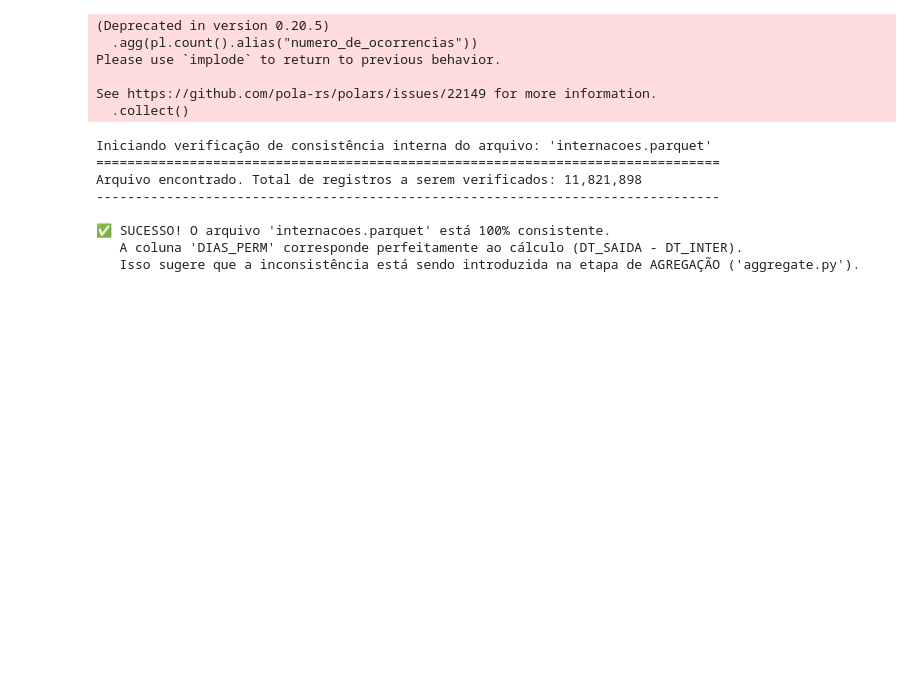
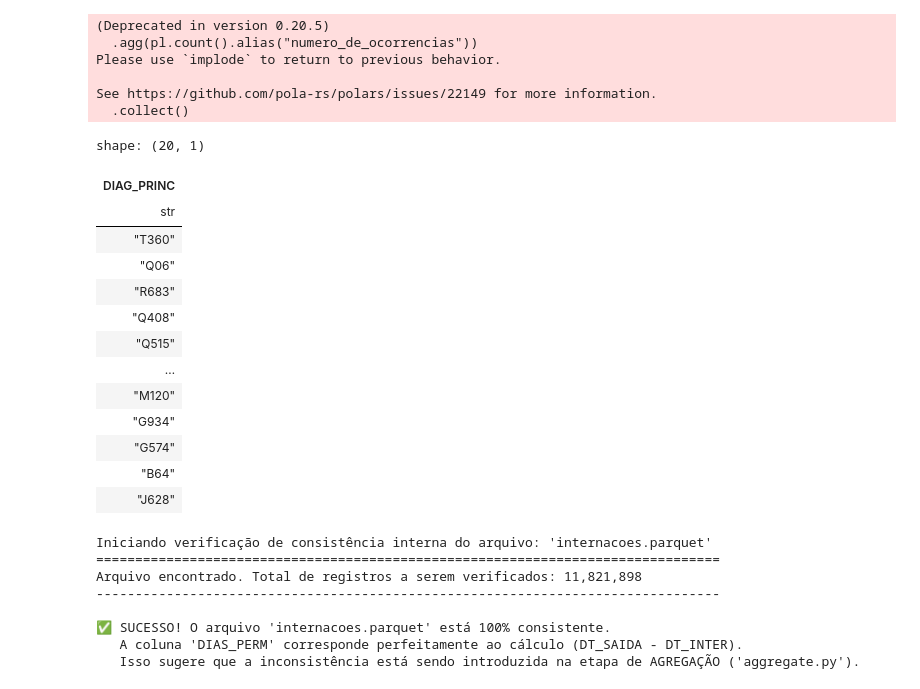
Before and after one commit to iziefigueiredo/datasus-sih, a Jupyter notebook: data/processed/test.ipynb, the cells around one changed output. Saved outputs shown, nothing was run; the diff lists cells and outputs as text; code cells hidden in the pictures; blank space fills up the shorter version.

```diff
--- a/data/processed/test.ipynb
+++ b/data/processed/test.ipynb
@@ -109,3 +109,23 @@ Please use `implode` to return to previous behavior.
 
 See https://github.com/pola-rs/polars/issues/22149 for more information.
   .collect()
+# %%
+import polars as pl
+
+df = pl.read_parquet("internacoes.parquet")
+df.select("DIAG_PRINC").unique().head(20)
+# %% [output]
+shape: (20, 1)
+| DIAG_PRINC |
+| str |
+| "T360" |
+| "Q06" |
+| "R683" |
+| "Q408" |
+| "Q515" |
+| … |
+| "M120" |
+| "G934" |
+| "G574" |
+| "B64" |
+| "J628" |
```
Also changed, not shown: parts of 7 cells of this notebook, 6 other files.
